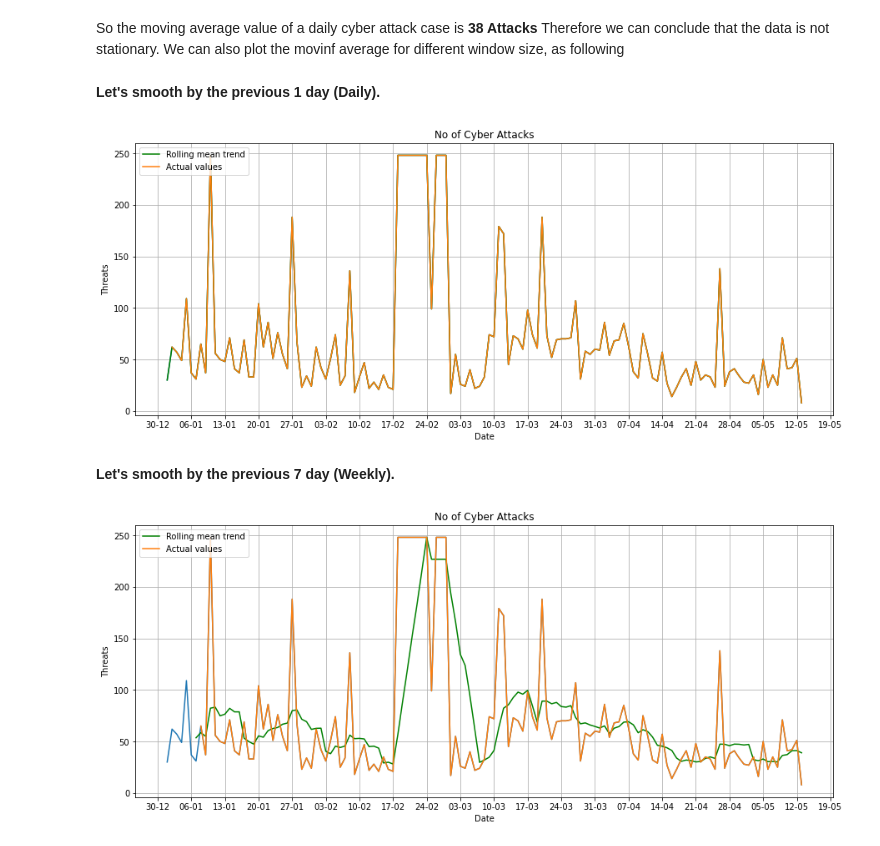
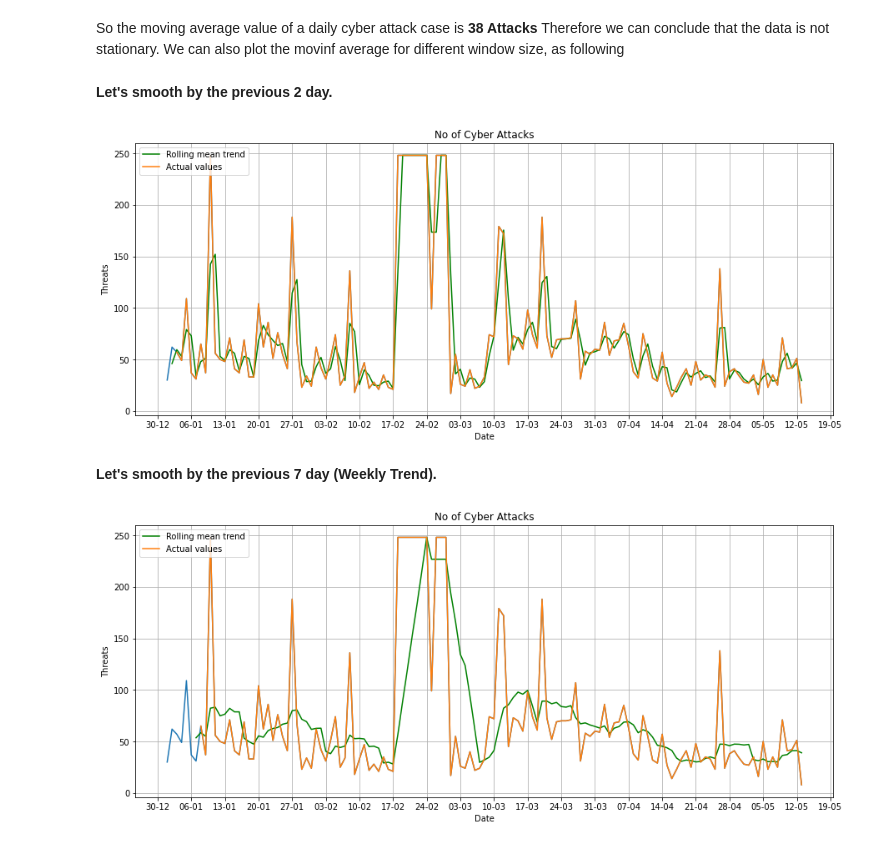
Before and after one commit to musainiramlee/Freelance_Projects, a Jupyter notebook: Cyber Threats TSA.ipynb, the cells around one changed output. Saved outputs shown, nothing was run; the diff lists cells and outputs as text; code cells hidden in the pictures.

```diff
--- a/Cyber Threats TSA.ipynb
+++ b/Cyber Threats TSA.ipynb
@@ -195,13 +248,13 @@ def plotMovingAverage(series, window, plot_intervals=False, scale=1.96, plot_ano
 
     plt.grid(True)
 # %% [markdown]
-**Let's smooth by the previous 1 day (Daily).**
+**Let's smooth by the previous 2 day.**
 # %%
-plotMovingAverage(df, 1)
+plotMovingAverage(df, 2)
 # %% [output]
-[figure, old version]
+[figure, new version]
 # %% [markdown]
-**Let's smooth by the previous 7 day (Weekly).**
+**Let's smooth by the previous 7 day (Weekly Trend).**
 # %%
 plotMovingAverage(df, 7)
 # %% [output]
```
Also changed, not shown: parts of 47 cells of this notebook, 1 other file.
